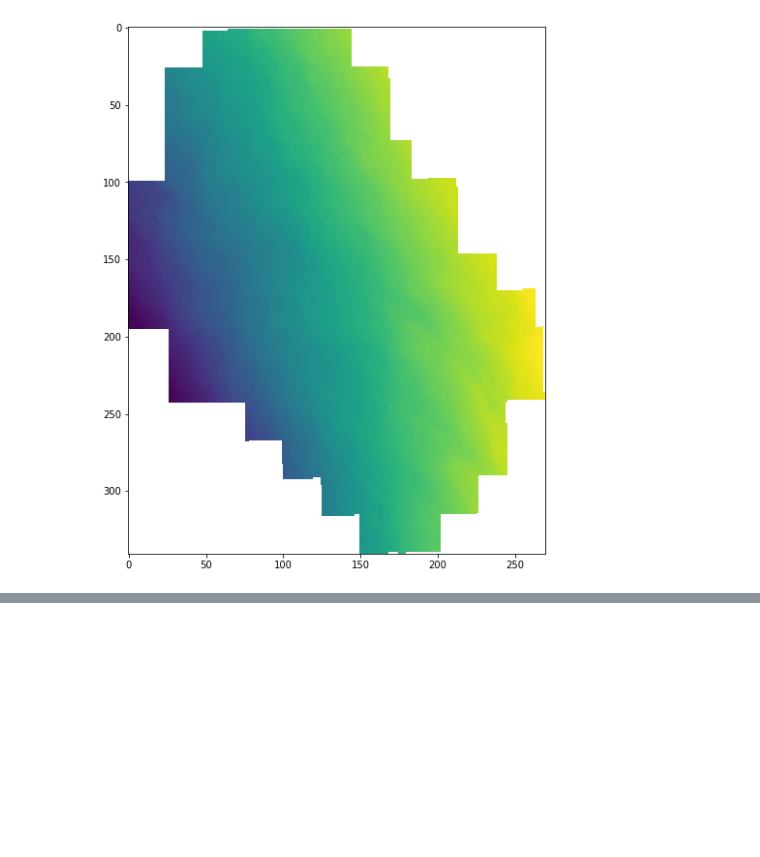
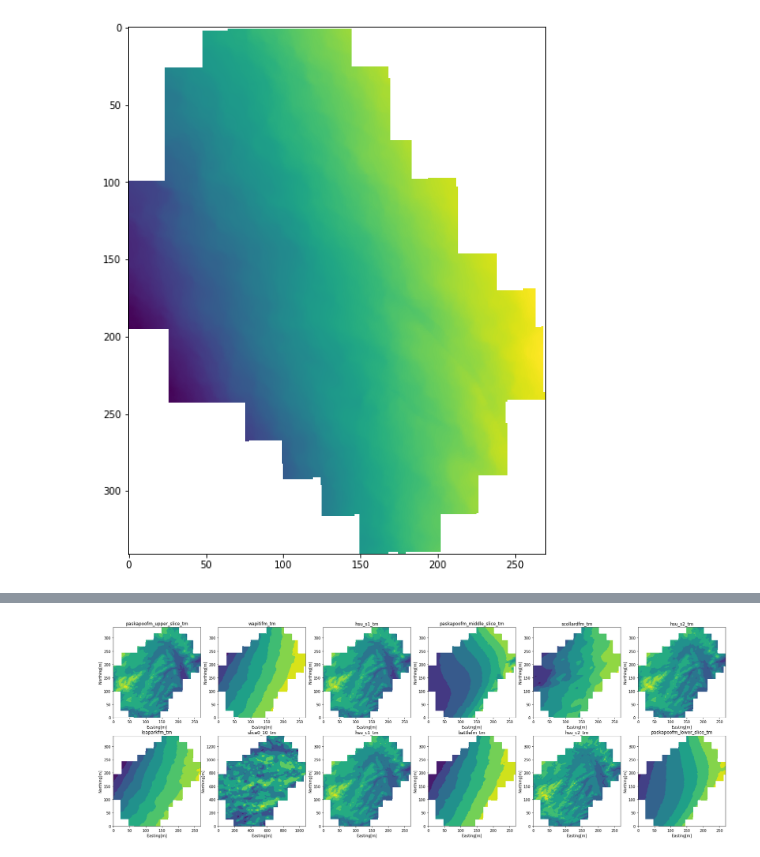
Before and after one commit to r3card0/Subsurface_Mapping, a Jupyter notebook: Subsurface_Mapping_02.ipynb, the cells around one changed output, grey strips where cells are left out. Cells and saved outputs as stored; diff of their text form; code cells hidden in the pictures; blank space fills up the shorter version.

```diff
--- a/Subsurface_Mapping_02.ipynb
+++ b/Subsurface_Mapping_02.ipynb
@@ -62,3 +94,15 @@ plt.imshow(surface1)
+# %%
+fig3, axs = plt.subplots(2,6,figsize=(30,10))
+n = 0
+for i in range(2):
+    for j in range(6):
+        axs[i,j].contourf(data[n])
+        axs[i,j].set_xlabel('Easting[m]')
+        axs[i,j].set_ylabel('Northing[m]')
+        axs[i,j].set_title(list_of_files[n][29:-4])
+        n+=1
+# %% [output]
+[figure, added]
 # %% [markdown]
 <a style='text-decoration:none;line-height:16px;display:flex;color:#5B5B62;padding:10px;justify-content:end;' href='https://deepnote.com?utm_source=created-in-deepnote-cell&projectId=22e90012-8c1c-4fa6-bf22-3fab8d76a457' target="_blank">
 <img alt='Created in deepnote.com' style='display:inline;max-height:16px;margin:0px;margin-right:7.5px;' src='embedded-picture-1' > </img>
```
Also changed, not shown: parts of 13 cells of this notebook.
